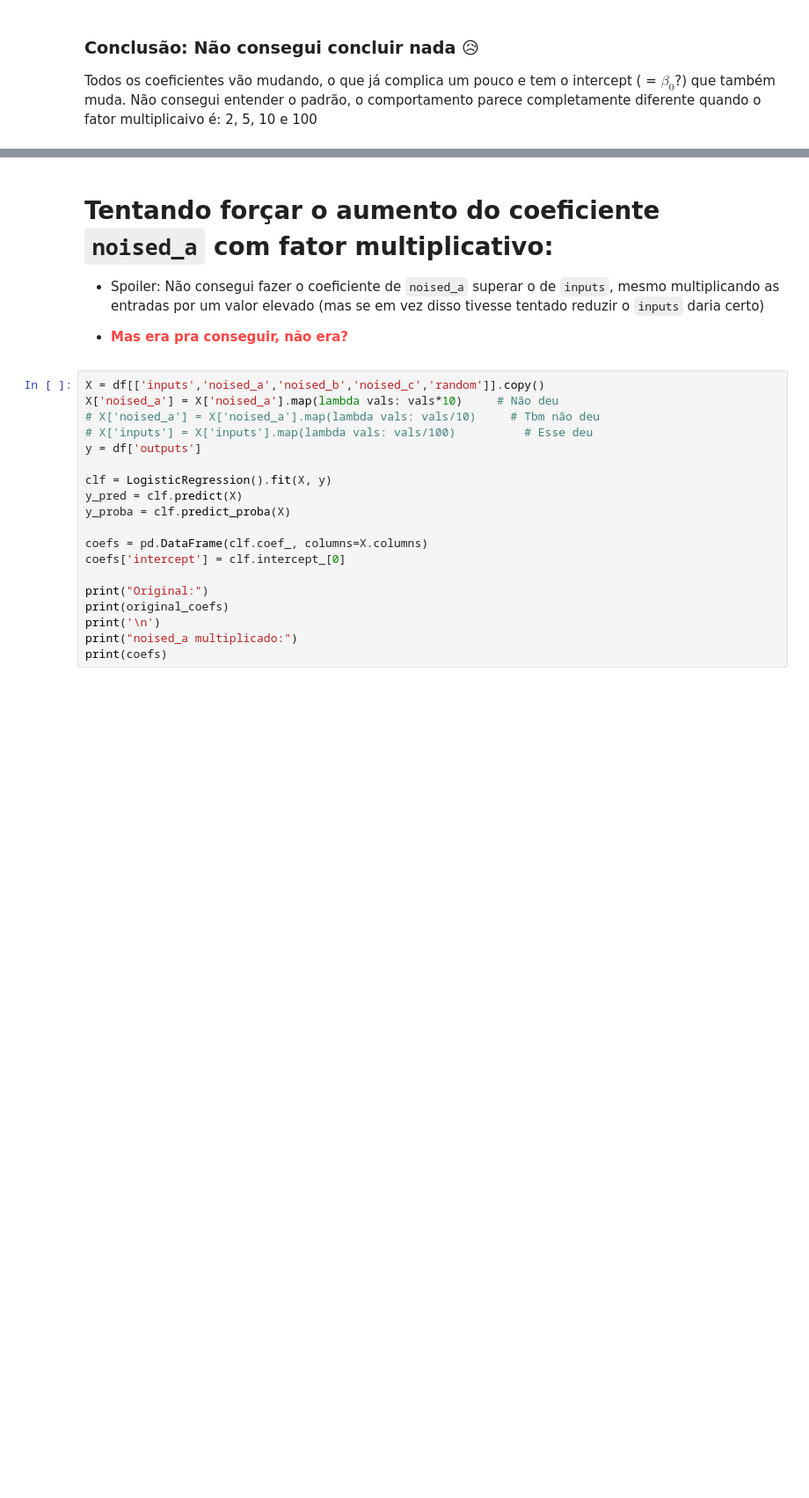
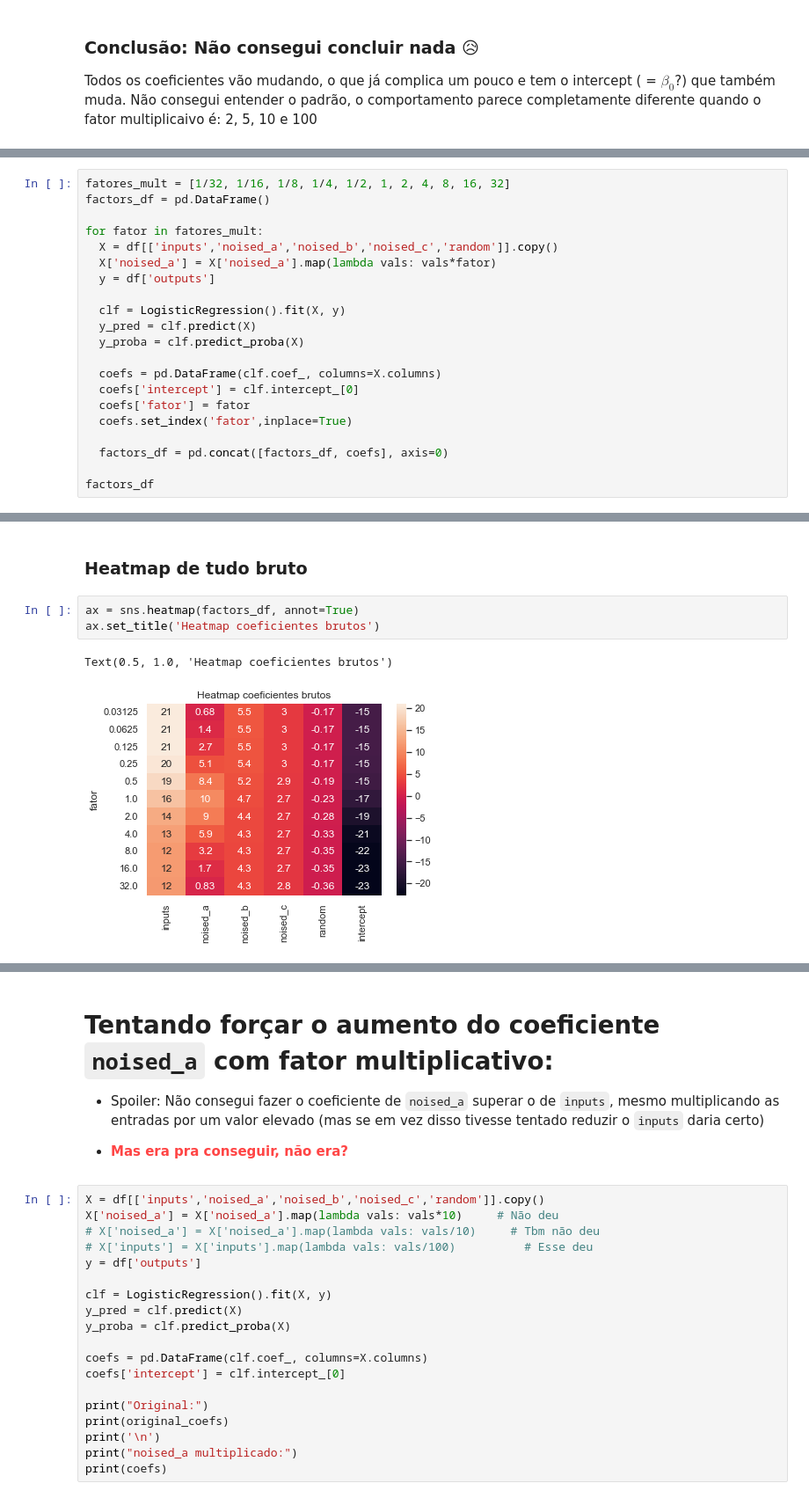
Before and after one commit to lmkawakami/misc-notebooks, a Jupyter notebook: 02_regressao_logistica/testando_coeficientes.ipynb, the cells around one changed output, grey strips where cells are left out. Shown at 88% size. Saved outputs shown, nothing was run; the diff lists cells and outputs as text; blank space fills up the shorter version.

Commit message:
add heatmaps p/ reg. logística

```diff
--- a/02_regressao_logistica/testando_coeficientes.ipynb
+++ b/02_regressao_logistica/testando_coeficientes.ipynb
@@ -162,0 +165,21 @@ Todos os coeficientes vão mudando, o que já complica um pouco e tem o intercep
+# %%
+fatores_mult = [1/32, 1/16, 1/8, 1/4, 1/2, 1, 2, 4, 8, 16, 32]
+factors_df = pd.DataFrame()
+
+for fator in fatores_mult:
+  X = df[['inputs','noised_a','noised_b','noised_c','random']].copy()
+  X['noised_a'] = X['noised_a'].map(lambda vals: vals*fator)
+  y = df['outputs']
+
+  clf = LogisticRegression().fit(X, y)
+  y_pred = clf.predict(X)
+  y_proba = clf.predict_proba(X)
+
+  coefs = pd.DataFrame(clf.coef_, columns=X.columns)
+  coefs['intercept'] = clf.intercept_[0]
+  coefs['fator'] = fator
+  coefs.set_index('fator',inplace=True)
+
+  factors_df = pd.concat([factors_df, coefs], axis=0)
+
+factors_df
@@ -162,0 +200,8 @@ Todos os coeficientes vão mudando, o que já complica um pouco e tem o intercep
+# %% [markdown]
+### Heatmap de tudo bruto
+# %%
+ax = sns.heatmap(factors_df, annot=True)
+ax.set_title('Heatmap coeficientes brutos')
+# %% [output]
+Text(0.5, 1.0, 'Heatmap coeficientes brutos')
+[figure, added]
```
Also changed, not shown: parts of 16 cells of this notebook, 1 other file.
